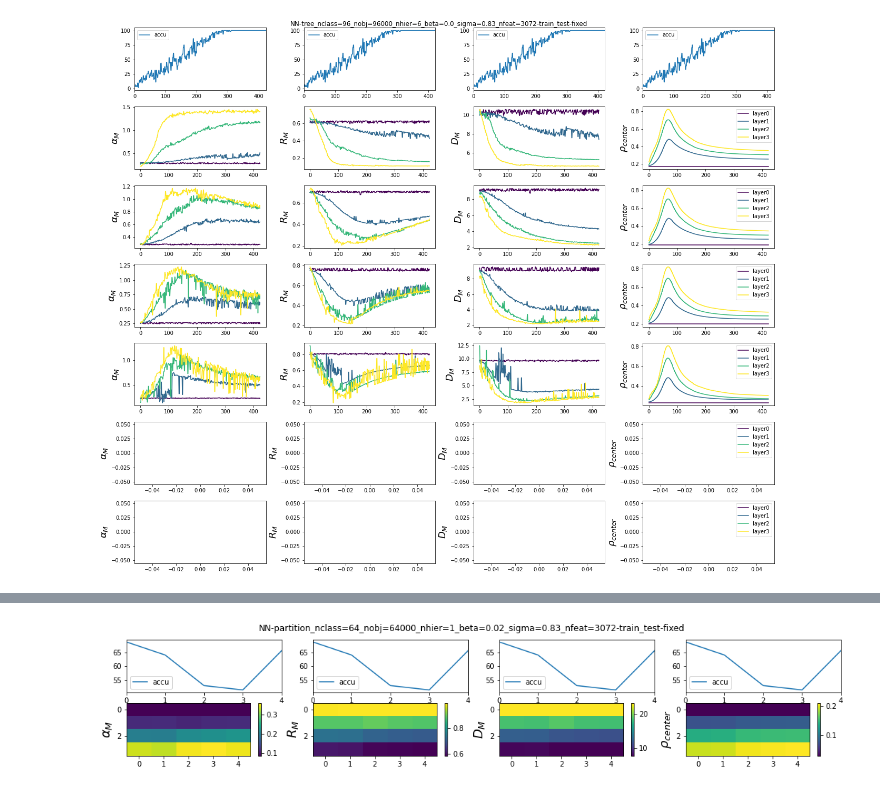
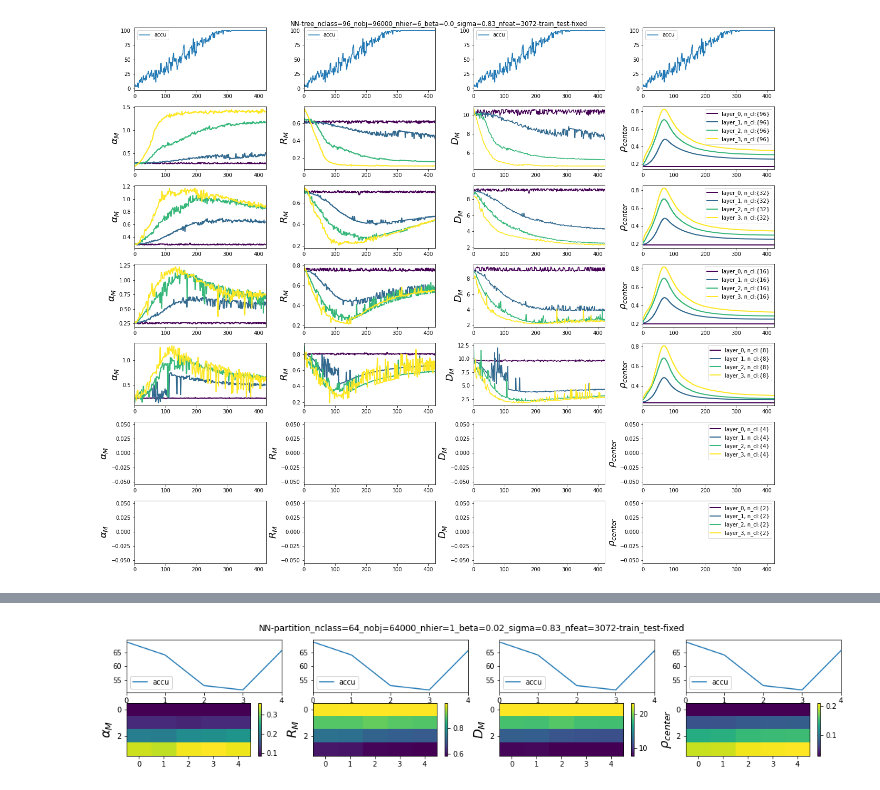
Before and after one commit to eghbalhosseini/neural_manifolds, a Jupyter notebook: manifold_during_training.ipynb, the cells around one changed output, grey strips where cells are left out. Cells and saved outputs as stored; diff of their text form; code cells hidden in the pictures.

Commit message:
update in plot

```diff
--- a/manifold_during_training.ipynb
+++ b/manifold_during_training.ipynb
@@ -53,41 +53,46 @@ for k in range(4):
     axes[k].set_xlim(min(seq), max(seq))
 for k in range(int(num_hier)):
     temp=[[x['mftma'][k]['capacities'] for x in mftma_res[y]] for y in mftma_res.keys()]
+    temp1=[[x['mftma'][k]['n_hier_class'] for x in mftma_res[y]] for y in mftma_res.keys()]
+    hier_level=[set(x) for x in temp1]
     cap=[[x[int(k)] for k in y ] for x in temp]
     seq_temp=[seq[int(k)] for k in y ]
     h0=cm.get_cmap('viridis_r',len(cap))
     h0_c=np.flipud(h0(np.arange(len(cap))/len(cap)))
     for i,c in enumerate(cap):
-        im=axes[4*(k+1)].plot(seq_temp,c,color=h0_c[i,:],label=str(i))
+        im=axes[4*(k+1)].plot(seq_temp,c,color=h0_c[i,:],label=str(i)+'n_class:'+str(hier_level[i]),linewidth=2)
     axes[4*(k+1)].set_ylabel(r'$\alpha_M$', fontsize=18)
+    axes[4*(k+1)].set_xlim(min(seq), max(seq))
     #fig.colorbar(im, ax=axes[4*(k+1)])
 
 
     temp=[[x['mftma'][k]['radii'] for x in mftma_res[y]] for y in mftma_res.keys()]
     rad=[[x[int(k)] for k in y ] for x in temp]
     for i,c in enumerate(rad):
-        im=axes[4*(k+1)+1].plot(seq_temp,c,color=h0_c[i,:],label=str(i))
+        im=axes[4*(k+1)+1].plot(seq_temp,c,color=h0_c[i,:],label=str(i),linewidth=2)
     axes[4*(k+1)+1].set_ylabel(r'$R_M$', fontsize=18)
+    axes[4*(k+1)+1].set_xlim(min(seq), max(seq))
 
     temp=[[x['mftma'][k]['dimensions'] for x in mftma_res[y]] for y in mftma_res.keys()]
     dim=[[x[int(k)] for k in y ] for x in temp]
     for i,c in enumerate(dim):
         im=axes[4*(k+1)+2].plot(seq_temp,c,color=h0_c[i,:],label=str(i))
 
     axes[4*(k+1)+2].set_ylabel(r'$D_M$', fontsize=18)
-
+    axes[4*(k+1)+2].set_xlim(min(seq), max(seq))
 
     temp=[[x['mftma'][k]['correlations'] for x in mftma_res[y]] for y in mftma_res.keys()]
     cor=[[x[int(k)] for k in y ] for x in temp]
     for i,c in enumerate(cor):
-        im=axes[4*(k+1)+3].plot(seq_temp,c,color=h0_c[i,:],label='layer'+str(i))
+        im=axes[4*(k+1)+3].plot(seq_temp,c,color=h0_c[i,:],label='layer_'+str(i)+', n_cl:'+str(hier_level[i]),linewidth=2)
 
     axes[4*(k+1)+3].set_ylabel(r'$\rho_{center}$', fontsize=18)
     axes[4*(k+1)+3].legend()
+    axes[4*(k+1)+3].set_xlim(min(seq), max(seq))
 
 plt.suptitle(model_identifier)
 plt.tight_layout()
 plt.show()
 fig.savefig(os.path.join(analyze_dir,model_identifier,analyze_identifier,'manifold_vals_during_training.png'),transparent=True)
 # %% [output]
-[figure, old version]
+[figure, new version]
```
Also changed, not shown: parts of 4 cells of this notebook.
